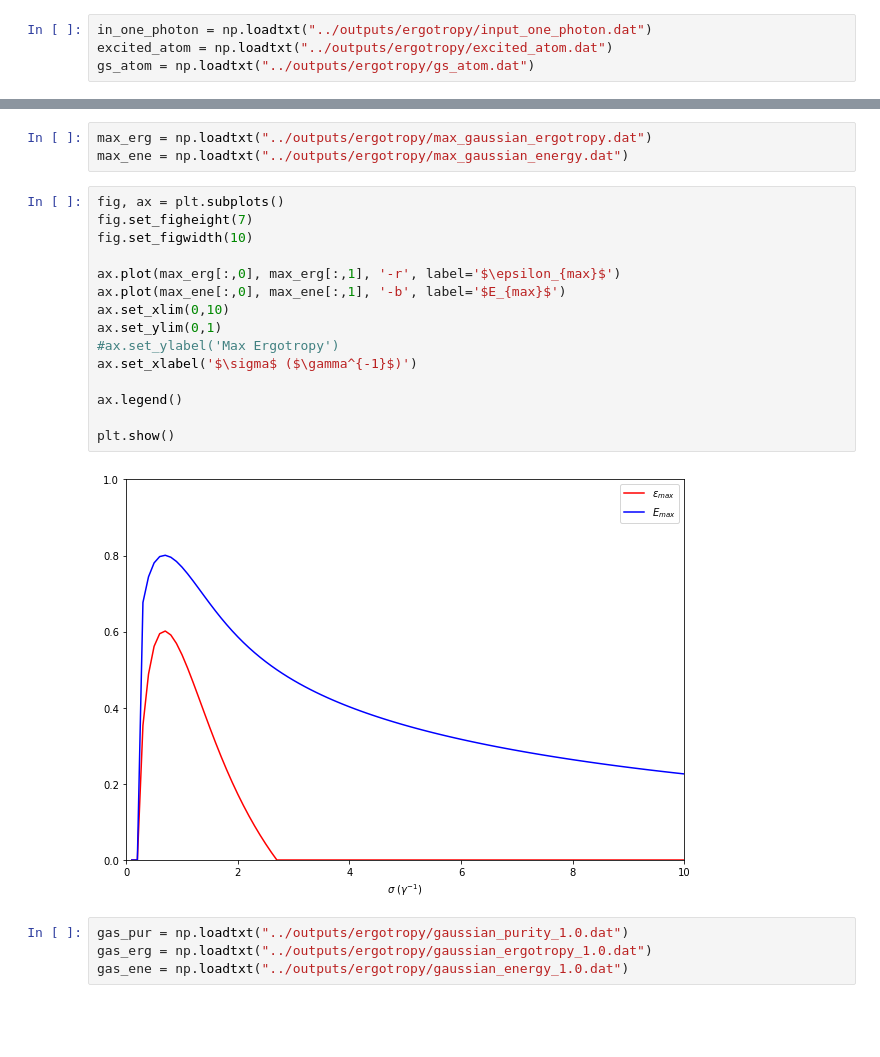
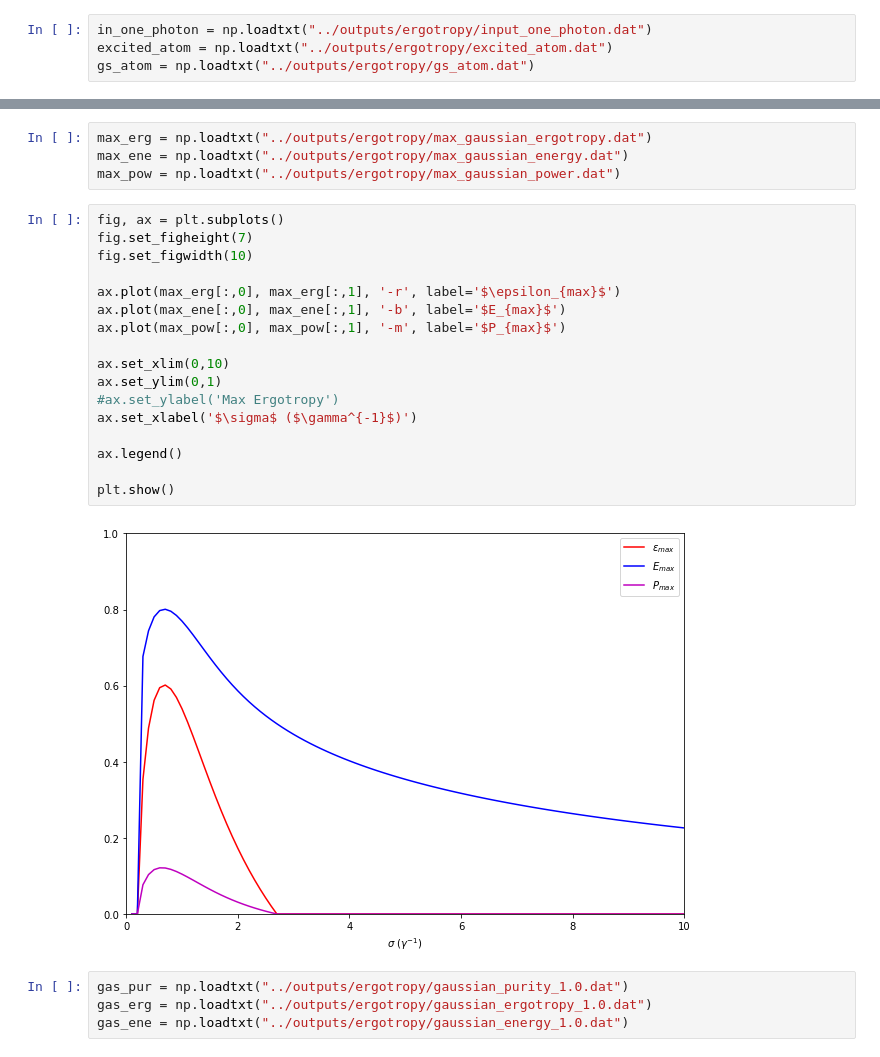
Before and after one commit to sabinthapa100/master-thesis, a Jupyter notebook: sample/notebooks/ergotropy.ipynb, the cells around one changed output, grey strips where cells are left out. Drawn from its saved outputs; the diff is of its cells as text; blank space fills up the shorter version.

```diff
--- a/sample/notebooks/ergotropy.ipynb
+++ b/sample/notebooks/ergotropy.ipynb
@@ -38,23 +41,26 @@ plt.show()
 # %%
 max_erg = np.loadtxt("../outputs/ergotropy/max_gaussian_ergotropy.dat")
 max_ene = np.loadtxt("../outputs/ergotropy/max_gaussian_energy.dat")
+max_pow = np.loadtxt("../outputs/ergotropy/max_gaussian_power.dat")
 # %%
 fig, ax = plt.subplots()
 fig.set_figheight(7)
 fig.set_figwidth(10)
 
 ax.plot(max_erg[:,0], max_erg[:,1], '-r', label='$\epsilon_{max}$')
 ax.plot(max_ene[:,0], max_ene[:,1], '-b', label='$E_{max}$')
+ax.plot(max_pow[:,0], max_pow[:,1], '-m', label='$P_{max}$')
+
 ax.set_xlim(0,10)
 ax.set_ylim(0,1)
 #ax.set_ylabel('Max Ergotropy')
 ax.set_xlabel('$\sigma$ ($\gamma^{-1}$)')
 
 ax.legend()
 
 plt.show()
 # %% [output]
-[figure, old version]
+[figure, new version]
 # %%
 gas_pur = np.loadtxt("../outputs/ergotropy/gaussian_purity_1.0.dat")
 gas_erg = np.loadtxt("../outputs/ergotropy/gaussian_ergotropy_1.0.dat")
```
Also changed, not shown: parts of 2 cells of this notebook.
